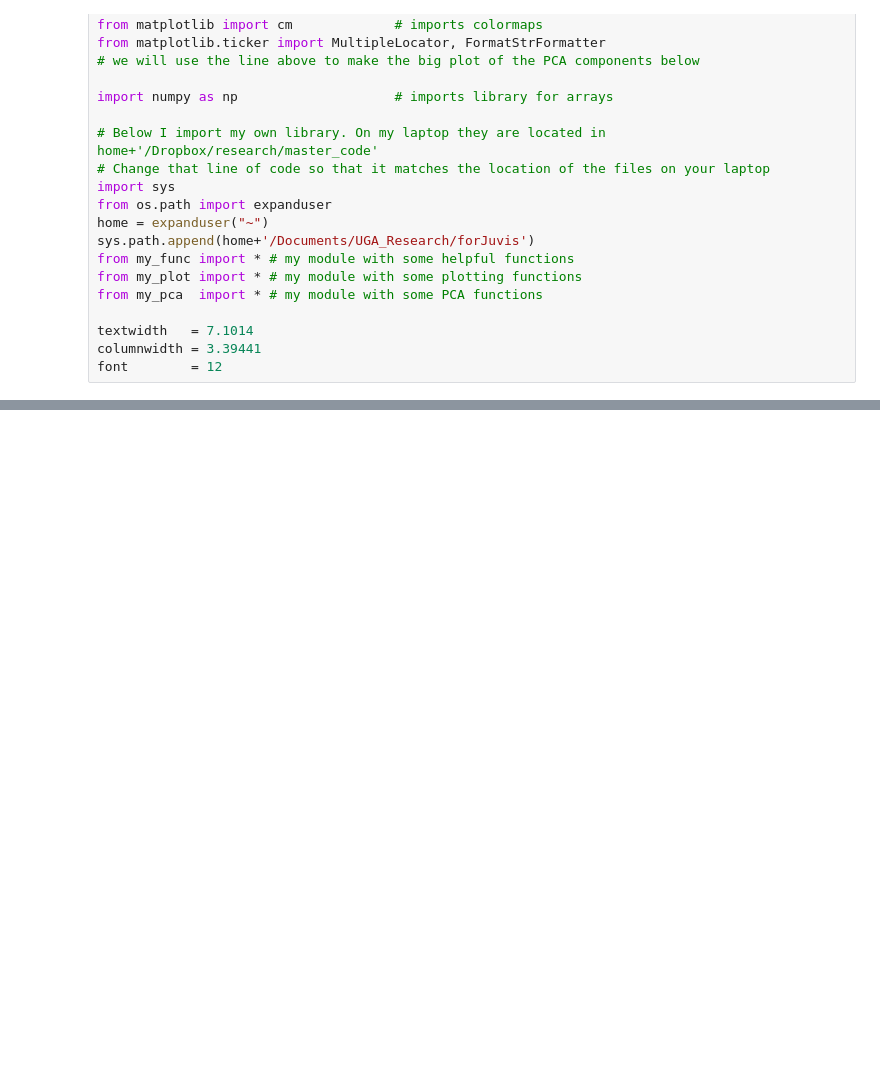
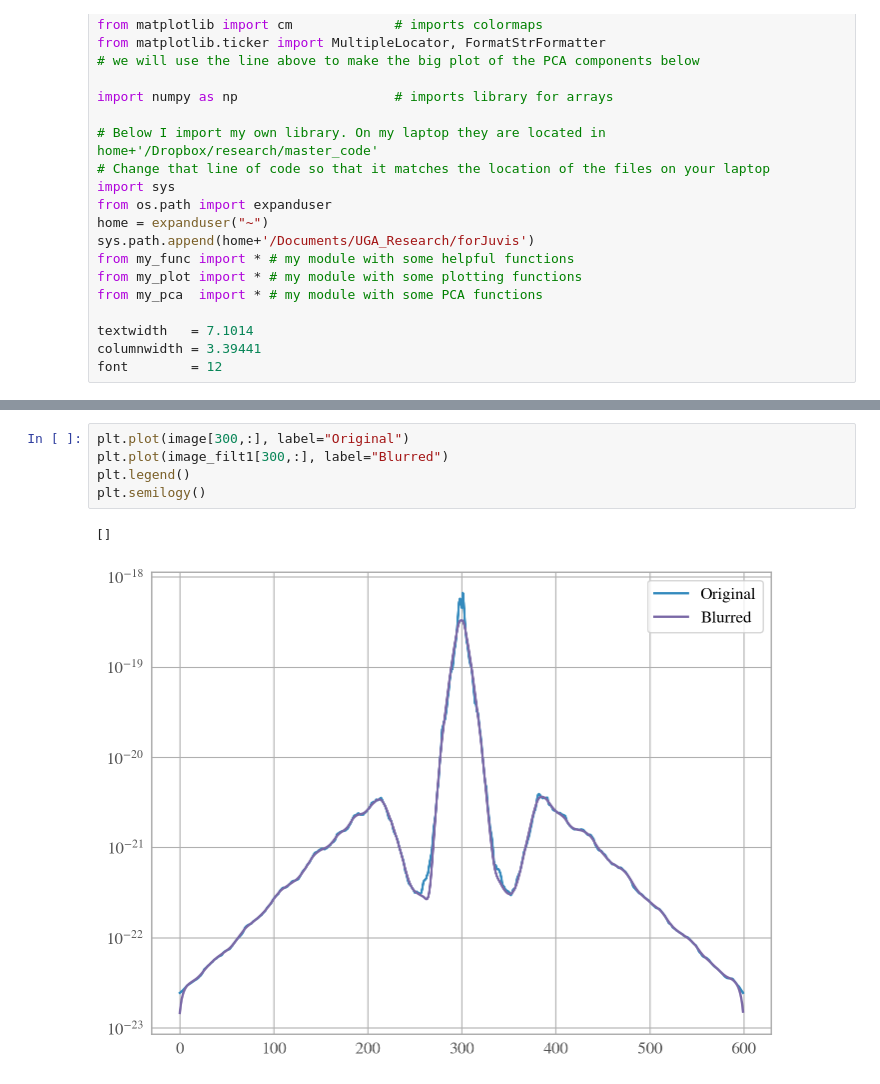
Before and after one commit to Juvis237/PCASummer_Research2024, a Jupyter notebook: blurring_BW.ipynb, the cells around one changed output, grey strips where cells are left out. Drawn from its saved outputs; the diff is of its cells as text; blank space fills up the shorter version.

```diff
--- a/blurring_BW.ipynb
+++ b/blurring_BW.ipynb
@@ -375,0 +371,8 @@ plot_log_image(image,title='Original',  logScale=True) # plotting the original i
+# %%
+plt.plot(image[300,:], label="Original")
+plt.plot(image_filt1[300,:], label="Blurred")
+plt.legend()
+plt.semilogy()
+# %% [output]
+[]
+[figure, added]
```
Also changed, not shown: parts of 15 cells of this notebook.
